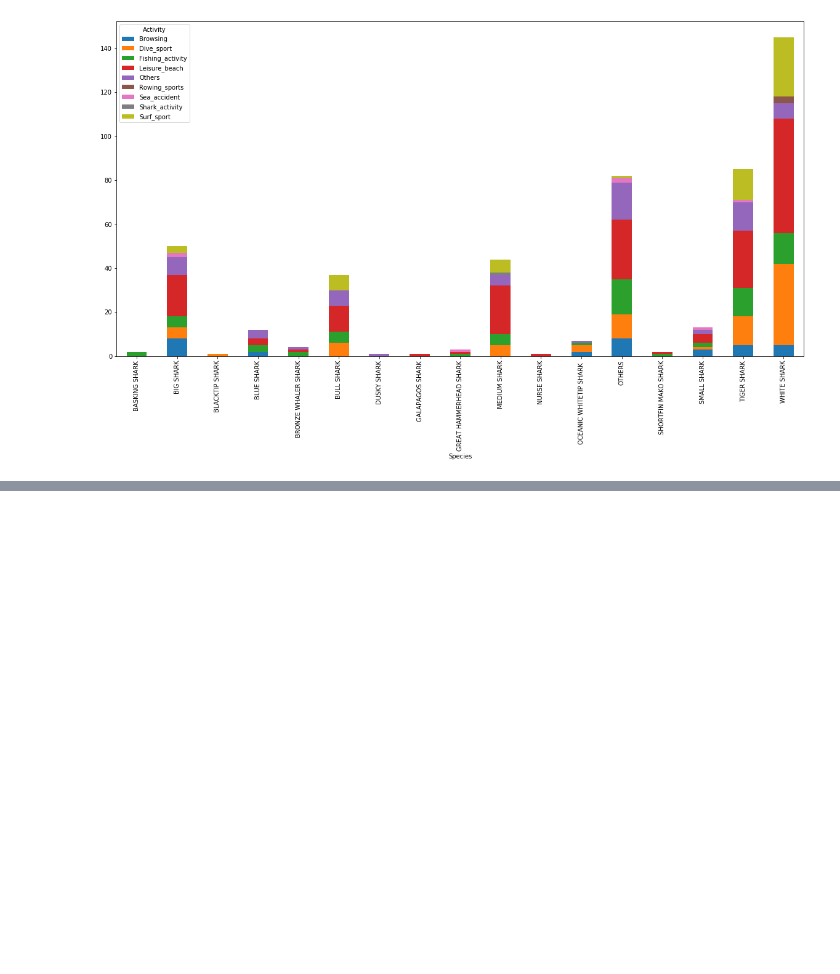
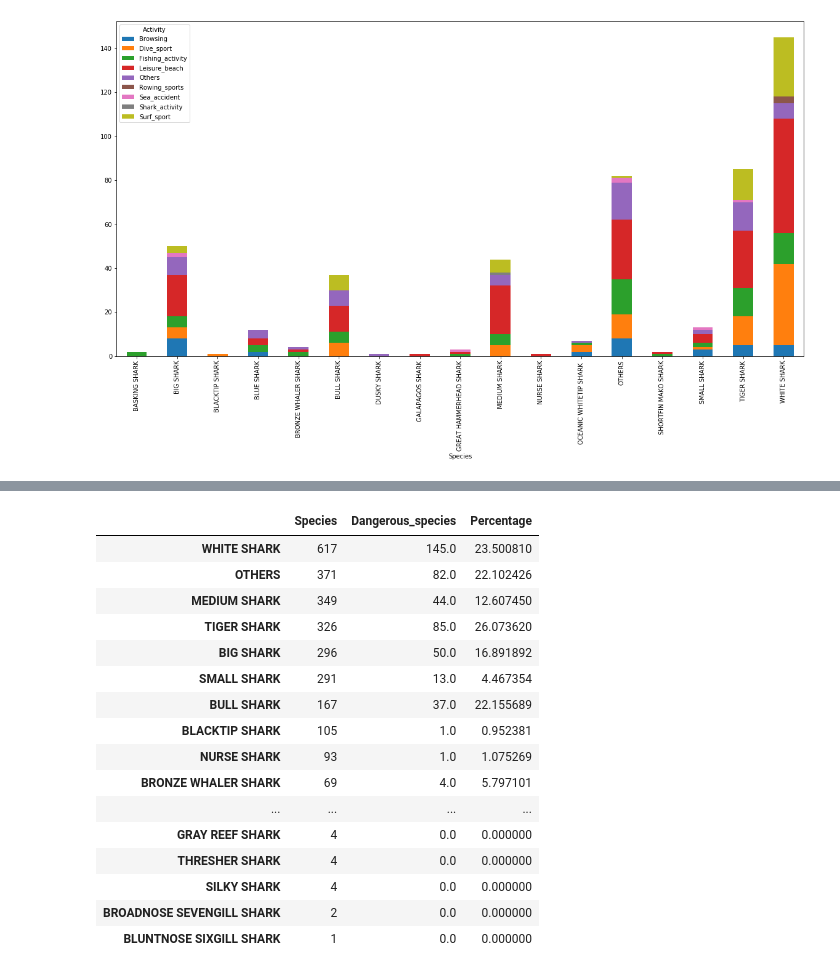
Before and after one commit to ironhack-datalabs/datamad0619, a Jupyter notebook: module-1/pandas-project/your-code/Shark-Analysis.ipynb, the cells around one changed output, grey strips where cells are left out. Saved outputs shown, nothing was run; the diff lists cells and outputs as text; code cells hidden in the pictures; blank space fills up the shorter version.

```diff
--- a/module-1/pandas-project/your-code/Shark-Analysis.ipynb
+++ b/module-1/pandas-project/your-code/Shark-Analysis.ipynb
@@ -195,0 +264,3 @@ print (table)
+# %%
+Count_sharks=pd.DataFrame(sharks_columns_1['Species'].value_counts())
+display(Count_sharks)
@@ -195,0 +351,21 @@ print (table)
+# %%
+concatenate_sharks_clean['Percentage'] = (concatenate_sharks_clean['Dangerous_species'] / concatenate_sharks_clean['Species']) *100
+display(concatenate_sharks_clean)
+# %% [output]
+|  | Species | Dangerous_species | Percentage |
+| WHITE SHARK | 617 | 145.0 | 23.500810 |
+| OTHERS | 371 | 82.0 | 22.102426 |
+| MEDIUM SHARK | 349 | 44.0 | 12.607450 |
+| TIGER SHARK | 326 | 85.0 | 26.073620 |
+| BIG SHARK | 296 | 50.0 | 16.891892 |
+| SMALL SHARK | 291 | 13.0 | 4.467354 |
+| BULL SHARK | 167 | 37.0 | 22.155689 |
+| BLACKTIP SHARK | 105 | 1.0 | 0.952381 |
+| NURSE SHARK | 93 | 1.0 | 1.075269 |
+| BRONZE WHALER SHARK | 69 | 4.0 | 5.797101 |
+| ... | ... | ... | ... |
+| GRAY REEF SHARK | 4 | 0.0 | 0.000000 |
+| THRESHER SHARK | 4 | 0.0 | 0.000000 |
+| SILKY SHARK | 4 | 0.0 | 0.000000 |
+| BROADNOSE SEVENGILL SHARK | 2 | 0.0 | 0.000000 |
+| BLUNTNOSE SIXGILL SHARK | 1 | 0.0 | 0.000000 |
```
Also changed, not shown: parts of 22 cells of this notebook.
